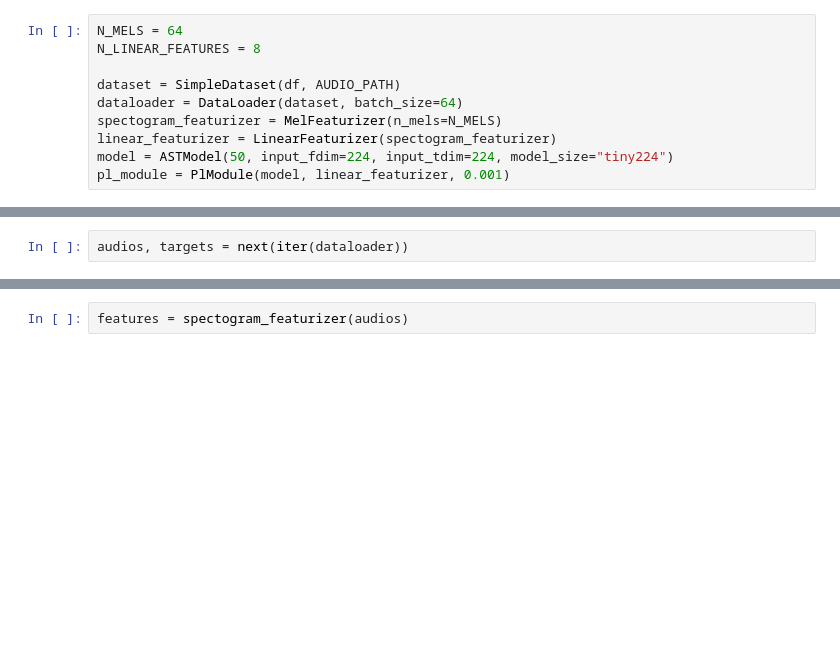
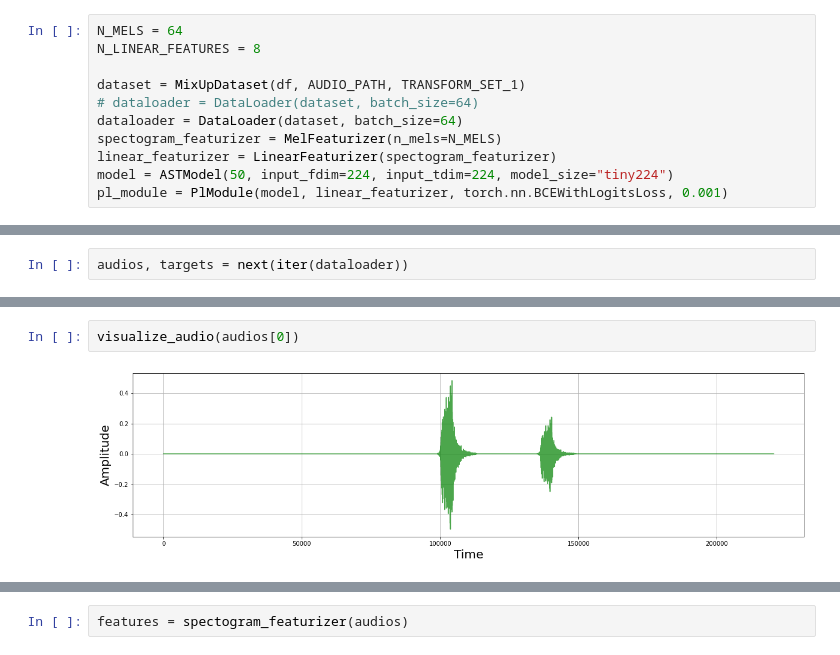
Before and after one commit to Aykhan-sh/Audio-classification-on-ESC-50, a Jupyter notebook: debug.ipynb, the cells around one changed output, grey strips where cells are left out. Cells and saved outputs as stored; diff of their text form; blank space fills up the shorter version.

```diff
--- a/debug.ipynb
+++ b/debug.ipynb
@@ -37,12 +27,13 @@ sr
 N_MELS = 64
 N_LINEAR_FEATURES = 8
 
-dataset = SimpleDataset(df, AUDIO_PATH)
+dataset = MixUpDataset(df, AUDIO_PATH, TRANSFORM_SET_1)
+# dataloader = DataLoader(dataset, batch_size=64)
 dataloader = DataLoader(dataset, batch_size=64)
 spectogram_featurizer = MelFeaturizer(n_mels=N_MELS)
 linear_featurizer = LinearFeaturizer(spectogram_featurizer)
 model = ASTModel(50, input_fdim=224, input_tdim=224, model_size="tiny224")
-pl_module = PlModule(model, linear_featurizer, 0.001)
+pl_module = PlModule(model, linear_featurizer, torch.nn.BCEWithLogitsLoss, 0.001)
 # %% [output]
 ---------------AST Model Summary---------------
 ImageNet pretraining: True, AudioSet pretraining: False
@@ -52,0 +93,4 @@ audios, targets = next(iter(dataloader))
+# %%
+visualize_audio(audios[0])
+# %% [output]
+[figure, added]
```
Also changed, not shown: parts of 17 cells of this notebook, 6 other files.
